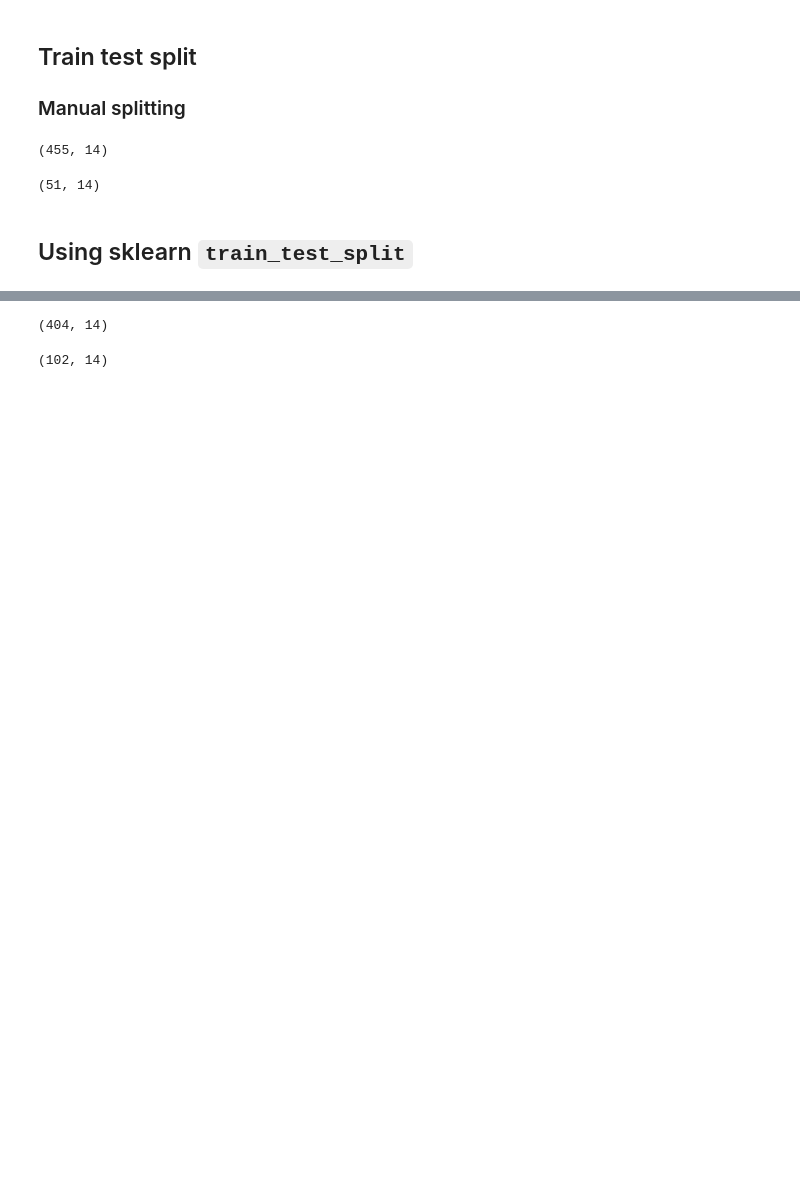
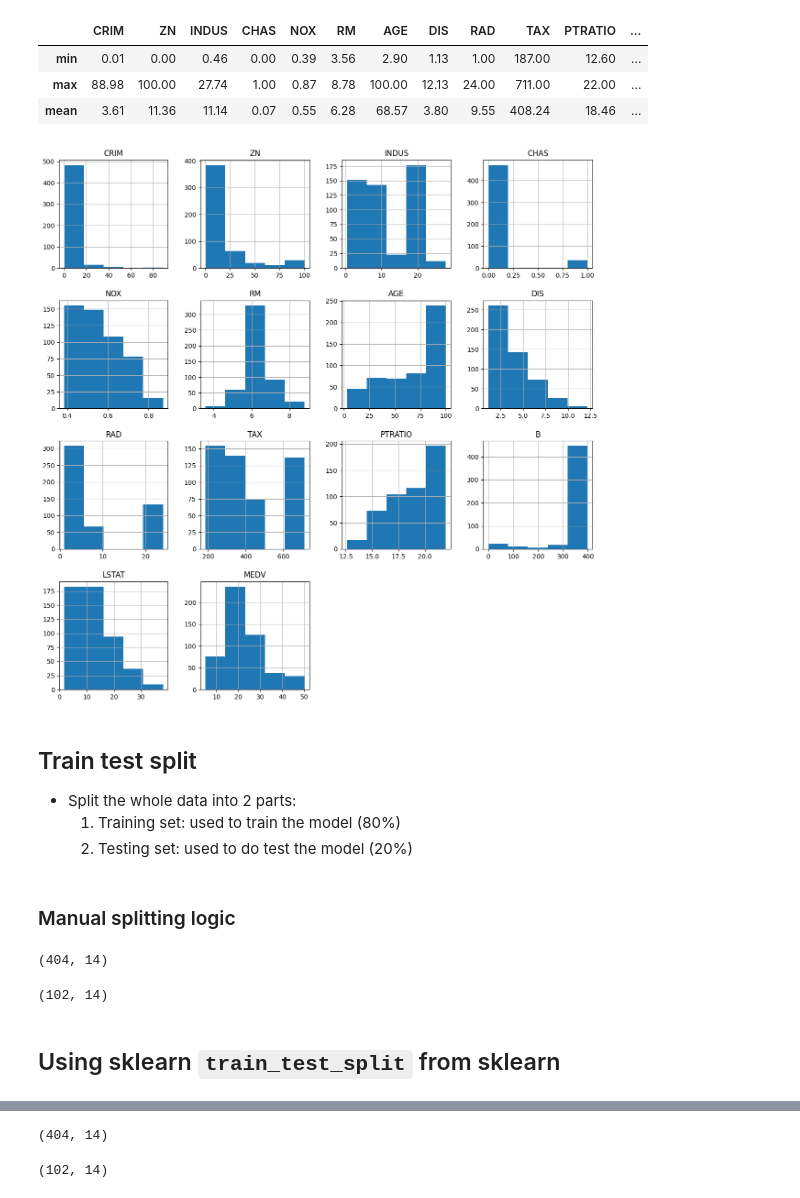
Before and after one commit to vidhatrihr/machine-learning-practices, a Jupyter notebook: boston-housing/boston_housing.ipynb, the cells around one changed output, grey strips where cells are left out. Cells and saved outputs as stored; diff of their text form; code cells hidden in the pictures; blank space fills up the shorter version.

```diff
--- a/boston-housing/boston_housing.ipynb
+++ b/boston-housing/boston_housing.ipynb
@@ -173,6 +64,22 @@ _ = df.hist(bins=20, figsize=(15, 15))
+# %%
+df.describe().loc[["min", "max", "mean"]]
+# %% [output]
+|  | CRIM | ZN | INDUS | CHAS | NOX | RM | AGE | DIS | RAD | TAX | PTRATIO | ... |
+| min | 0.01 | 0.00 | 0.46 | 0.00 | 0.39 | 3.56 | 2.90 | 1.13 | 1.00 | 187.00 | 12.60 | ... |
+| max | 88.98 | 100.00 | 27.74 | 1.00 | 0.87 | 8.78 | 100.00 | 12.13 | 24.00 | 711.00 | 22.00 | ... |
+| mean | 3.61 | 11.36 | 11.14 | 0.07 | 0.55 | 6.28 | 68.57 | 3.80 | 9.55 | 408.24 | 18.46 | ... |
+# %%
+_ = df.hist(bins=5, figsize=(15, 15))
+# %% [output]
+[figure, added]
 # %% [markdown]
 ## Train test split
-### Manual splitting
+
+- Split the whole data into 2 parts:
+  1. Training set: used to train the model (80%)
+  2. Testing set: used to do test the model (20%)
+# %% [markdown]
+### Manual splitting logic
 # %%
 def split_train_test(df, test_ratio=0.2, random_state=42):
   np.random.seed(random_state)
@@ -183,18 +90,18 @@ def split_train_test(df, test_ratio=0.2, random_state=42):
   test_indices = shuffled[:test_size]
   train_indices = shuffled[test_size:]
 
-  test_data = df.iloc[test_indices]
-  train_data = df.iloc[train_indices]
+  test_set = df.iloc[test_indices]
+  train_set = df.iloc[train_indices]
 
-  return train_data, test_data
+  return train_set, test_set
 
 
-train_data, test_data = split_train_test(df, test_ratio=0.1, random_state=1)
+train_set, test_set = split_train_test(df, test_ratio=0.2, random_state=42)
 
-train_data.shape
-test_data.shape
+train_set.shape
+test_set.shape
 # %% [output]
-(455, 14)
+(404, 14)
-(51, 14)
+(102, 14)
 # %% [markdown]
-## Using sklearn `train_test_split`
+## Using sklearn `train_test_split` from sklearn
```
Also changed, not shown: parts of 81 cells of this notebook.
